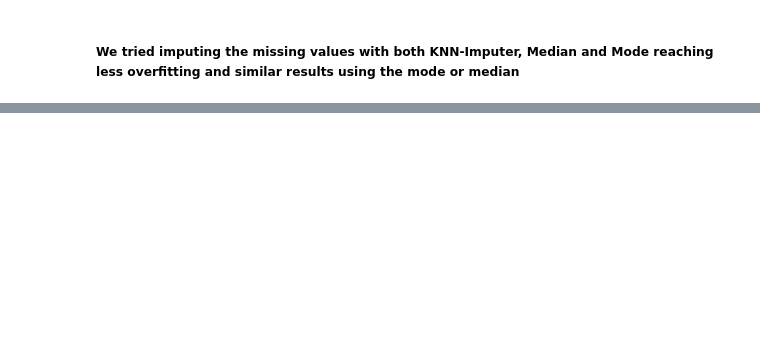
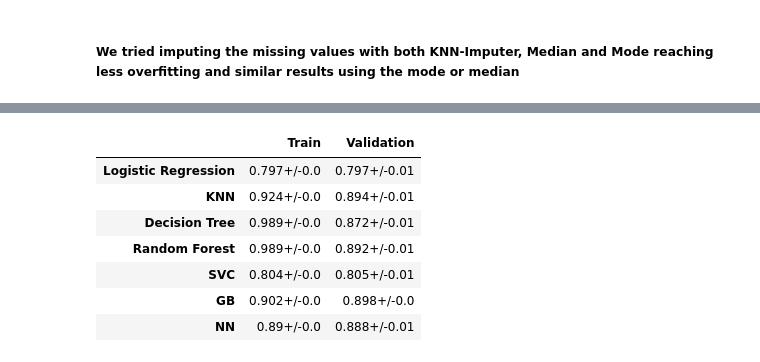
Before and after one commit to manelcbf/DSaML_Projects, a Jupyter notebook: Supervised_Learning/Supervised_Notebook_MF.ipynb, the cells around one changed output, grey strips where cells are left out. Drawn from its saved outputs; the diff is of its cells as text; code cells hidden in the pictures; blank space fills up the shorter version.

```diff
--- a/Supervised_Learning/Supervised_Notebook_MF.ipynb
+++ b/Supervised_Learning/Supervised_Notebook_MF.ipynb
@@ -731,13 +741,15 @@ def compare_models(X, y, model, splits):
         y_train = y_train.replace('nochurn',0).replace('churn',1)
         y_val = y_val.replace('nochurn',0).replace('churn',1)
 
+        catvars = X_train.select_dtypes(exclude=np.number).set_index(X_train.index).columns
         # This time we are going to use validation to check overfitting
         # so we need also to make all the needed changes in the validation
 
         # WITH MODE
-        mode_year_train = X_train['Year_Birth'].mode()[0]
-        X_train['Year_Birth'].fillna(mode_year_train, inplace = True)
-        X_val['Year_Birth'].fillna(mode_year_train, inplace = True)
+        if 'Year_Birth' in X_train.columns:
+            mode_year_train = X_train['Year_Birth'].mode()[0]
+            X_train['Year_Birth'].fillna(mode_year_train, inplace = True)
+            X_val['Year_Birth'].fillna(mode_year_train, inplace = True)
 
         # fill missing values (KNN Imputer for Year of Birth: first variable of numerical variables)
 #         k_imputer = round(np.sqrt(len(X_train[selected_num])),0).astype('int32') # 125
@@ -754,8 +766,8 @@ def compare_models(X, y, model, splits):
 #         X_val['Year_Birth'] = data_KNN_val[0].values
 
         # Create dummies and remove one of the variables (to avoid multicollinearity)
-        X_train_dummies = pd.get_dummies(X_train, columns=['Longevity', 'TypeTravel', 'RoomType', 'Gender'], drop_first=True)
-        X_val_dummies = pd.get_dummies(X_val, columns=['Longevity', 'TypeTravel', 'RoomType', 'Gender'], drop_first=True)
+        X_train_dummies = pd.get_dummies(X_train, columns=catvars, drop_first=True)
+        X_val_dummies = pd.get_dummies(X_val, columns=catvars, drop_first=True)
 
         # If we don't have all the values in the validation dataset that we have in the train, that column will not be created
         # We should assure that all columns in train are also present in validation
@@ -816,0 +829,25 @@ show_results(df, data_sel, target, model_LR, model_KNN,model_DT,model_RF,model_S
+# %%
+model_LR = LogisticRegression()
+model_KNN = KNeighborsClassifier()
+model_DT = DecisionTreeClassifier()
+model_RF = RandomForestClassifier()
+model_SVC = SVC(kernel="linear")
+model_GB = GradientBoostingClassifier()
+model_NN = MLPClassifier(hidden_layer_sizes=(10), activation = 'tanh', \
+                         solver = 'adam', learning_rate = 'adaptive', batch_size = 50)
+
+data_sel = data[['Longevity','TypeTravel','RoomType','Gender']+\
+                ['Year_Birth','Comfort','Amenities','Rating3']].copy()
+
+df = pd.DataFrame(columns = ['Train','Validation'], index = ['Logistic Regression','KNN',\
+                                                             'Decision Tree','Random Forest','SVC', 'GB','NN'])
+show_results(df, data_sel, target, model_LR, model_KNN,model_DT,model_RF,model_SVC,model_GB,model_NN)
+# %% [output]
+|  | Train | Validation |
+| Logistic Regression | 0.797+/-0.0 | 0.797+/-0.01 |
+| KNN | 0.924+/-0.0 | 0.894+/-0.01 |
+| Decision Tree | 0.989+/-0.0 | 0.872+/-0.01 |
+| Random Forest | 0.989+/-0.0 | 0.892+/-0.01 |
+| SVC | 0.804+/-0.0 | 0.805+/-0.01 |
+| GB | 0.902+/-0.0 | 0.898+/-0.0 |
+| NN | 0.89+/-0.0 | 0.888+/-0.01 |
```
Also changed, not shown: parts of 34 cells of this notebook, 2 other files.
